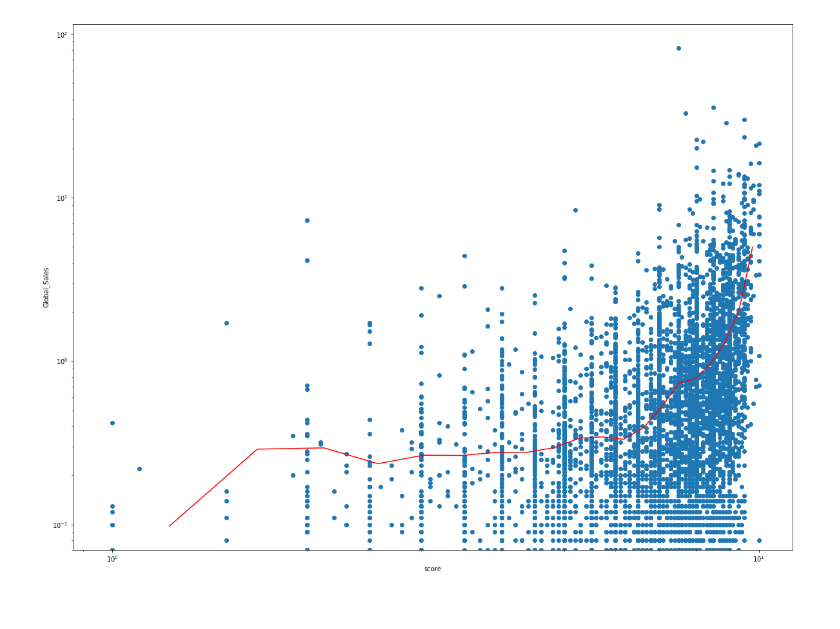
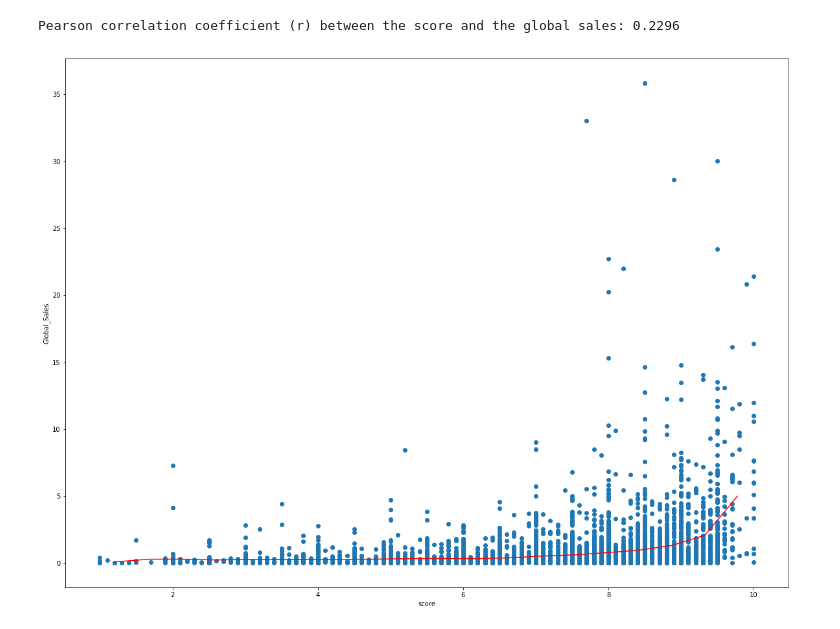
Before and after one commit to Archifer/SDA-Project, a Jupyter notebook: Floris.ipynb, the cells around one changed output. Saved outputs shown, nothing was run; the diff lists cells and outputs as text; code cells hidden in the pictures.

```diff
--- a/Floris.ipynb
+++ b/Floris.ipynb
@@ -24,5 +0,0 @@ keys = [key_title, key_platform, key_score, key_release_y, key_release_m, key_re
-# %%
-fin = open('data/our_data.csv', 'r')
-file_data = csv.DictReader(fin)
-
-data = [row for row in file_data]
@@ -45,22 +0,0 @@ print(platforms)
-# %%
-count_per_platform_per_genre = [[0 for p in platforms] for g in genres]
-
-for i, g in enumerate(genres):
-    for row in data:
-        if row[key_genre] == g:
-            for j, p in enumerate(platforms):
-                if row[key_platform] == p:
-                    count_per_platform_per_genre[i][j] += 1
-# %%
-plots = []
-plt.figure(figsize=(20, 15))
-sum_so_far = [0 for platform in platforms]
-for i, genre in enumerate(genres):
-    plots.append(plt.bar(range(len(platforms)), count_per_platform_per_genre[i], 0.35, bottom = sum_so_far))
-    sum_so_far = [s + count_per_platform_per_genre[i][j] for j, s in enumerate(sum_so_far)]
-
-plt.ylabel('Game Count')
-plt.title('Game count per genre per platform')
-plt.xticks(range(len(platforms)), platforms, rotation='vertical')
-plt.legend([p[0] for p in plots], genres)
-plt.show()
@@ -68,0 +105,6 @@ plt.show()
+# %%
+genres = get_unique_from_data(key_genre, data)
+platforms = get_unique_from_data(key_platform, data)
+publishers = get_unique_from_data(key_publisher, data)
+scores = get_all_from_data(key_score, data)
+sales = get_all_from_data(key_global, data)
@@ -69,28 +172,31 @@ plt.show()
 # %%
-points = [(float(row[key_score]), float(row[key_global])) for row in data]
-#points = [(float(row[key_score]), float(row[key_global])) for row in data if float(row[key_global]) < 60]
+print("Pearson correlation coefficient (r) between the score and the global sales: {:.4}".format(calc_r_key(key_score, key_global, data)))
+
+#points = [(scores[i], sales[i]) for i in range(len(scores))]
+points = [(scores[i], sales[i]) for i in range(len(scores)) if sales[i] < 60]
 points = sorted(points, key=lambda x: x[0])
 num_bins = 20
 bins = [0.0 for _ in range(num_bins)]
 avgs = [0.0 for _ in range(num_bins)]
 for i in range(num_bins):
     mi = 1 + 9/num_bins * i
     ma = mi + 9/num_bins
     avgs[i] = mi + 1/2 * 9/num_bins
     num_in_bin = 0
     for x, y in points:
         if x >= mi and x <= ma:
             bins[i] += y
             num_in_bin += 1
     bins[i] /= num_in_bin
 
 plt.figure(figsize=(20, 15))
 plt.plot(avgs, bins, c='r')
 plt.scatter([x for x, y in points], [y for x, y in points])
 plt.xlabel(key_score)
 plt.ylabel(key_global)
-plt.yscale('log')
-plt.xscale('log')
+#plt.yscale('log')
+#plt.xscale('log')
 plt.show()
 # %% [output]
+Pearson correlation coefficient (r) between the score and the global sales: 0.2296
-[figure, old version]
+[figure, new version]
```
Also changed, not shown: parts of 15 cells of this notebook.
